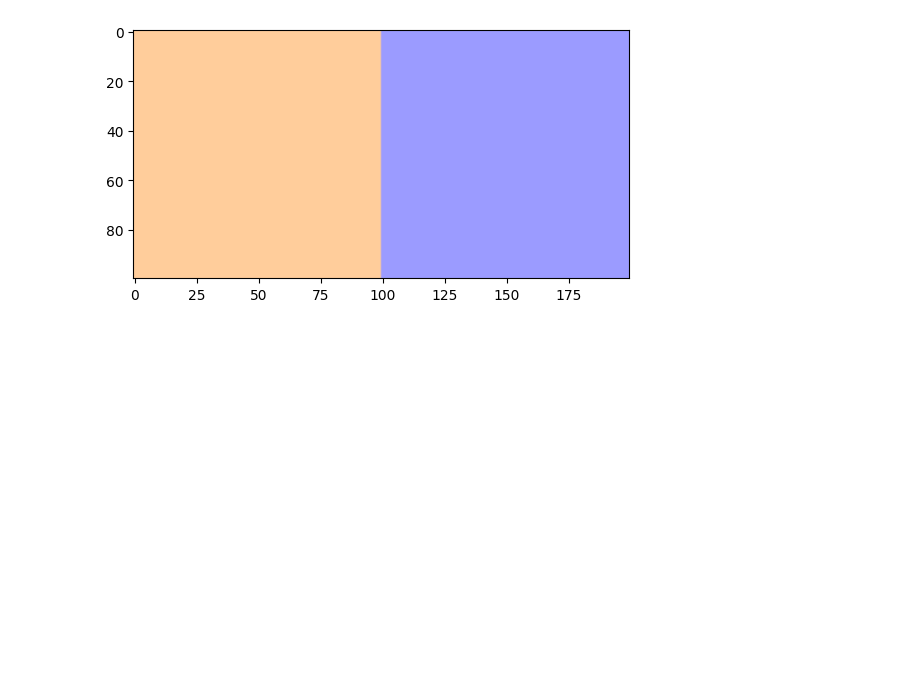
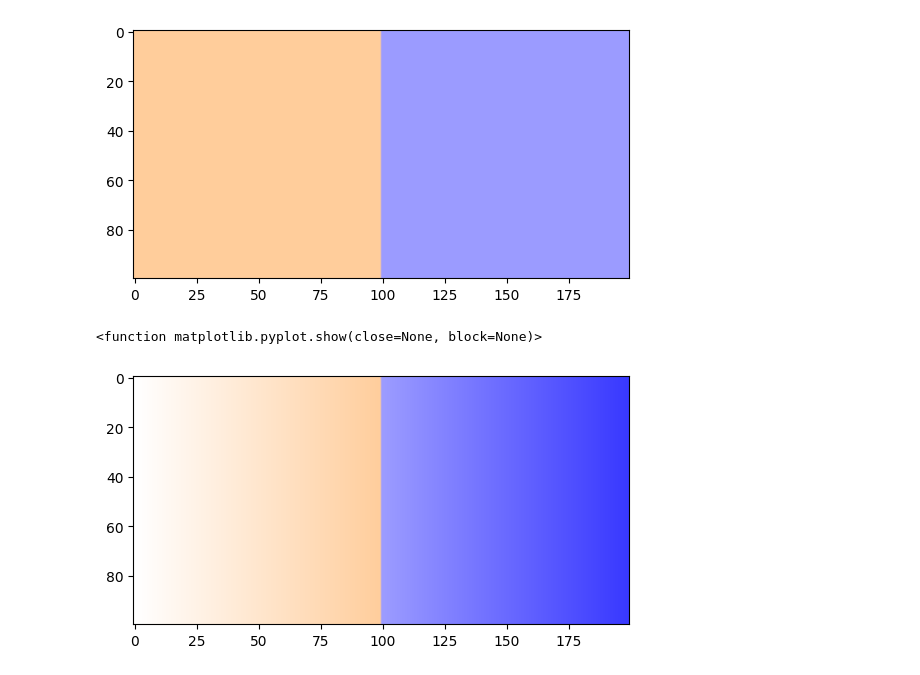
Before and after one commit to SebaOlszewski/MCAST, a Jupyter notebook: ImageProcessingAndComputerVision/week1/warksheet1.ipynb, the cells around one changed output. Saved outputs shown, nothing was run; the diff lists cells and outputs as text; code cells hidden in the pictures; blank space fills up the shorter version.

```diff
--- a/ImageProcessingAndComputerVision/week1/warksheet1.ipynb
+++ b/ImageProcessingAndComputerVision/week1/warksheet1.ipynb
@@ -83,3 +113,22 @@ plt.imshow(RGBAarray, vmin=0, vmax=255)
 # %% [output]
 <matplotlib.image.AxesImage at 0x...>
 [figure]
+# %%
+#task 7 correct way
+#we create it with 4 layers, RGBA
+M4 = np.zeros([100,200,4], dtype='uint8')
+#orange half
+M4[:100,:100,:] = [255,128,0, 255]
+#blue half
+M4[:100,100:,:] = [0,0,255, 255]
+
+for x in range (200):
+    M4[:, x, 3] = x
+plt.imshow(M4)
+plt.show
+
+#plots the array
+#plt.imshow(RGBAarray, vmin=0, vmax=255)
+# %% [output]
+<function matplotlib.pyplot.show(close=None, block=None)>
+[figure, added]
```
Also changed, not shown: parts of 5 cells of this notebook, 3 other files.
